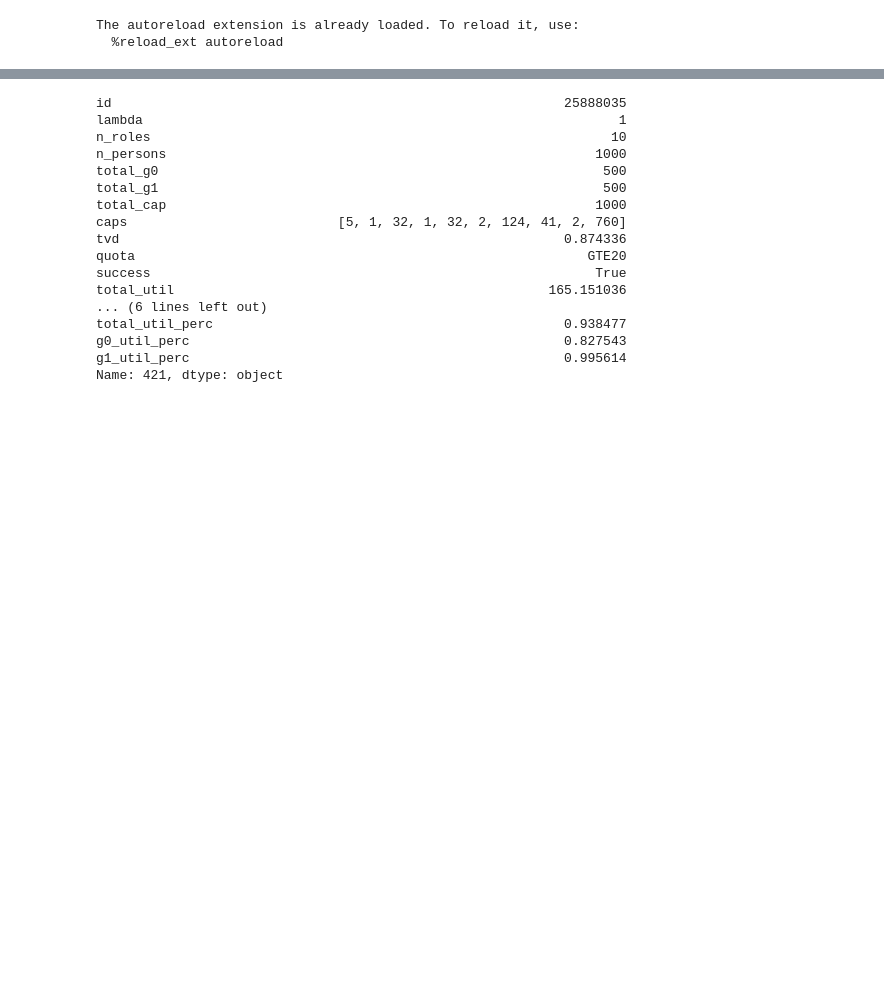
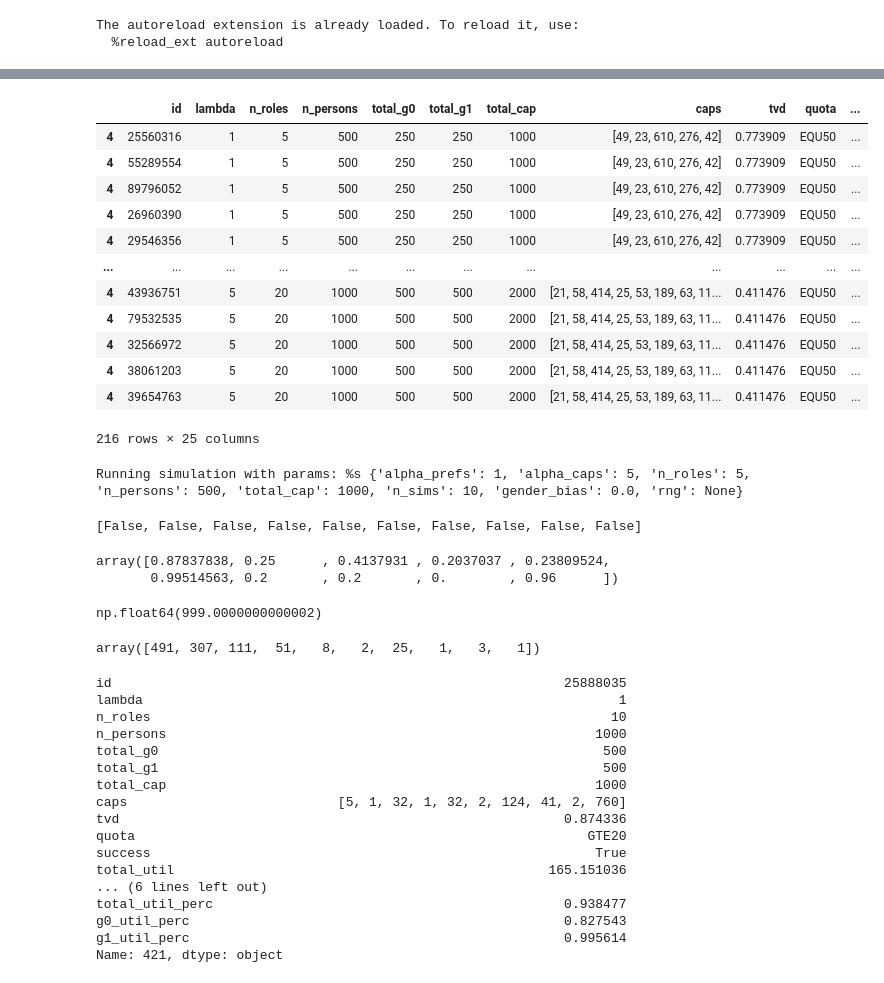
Before and after one commit to FlorianWilhelm/flairs25-gender-bias, a Jupyter notebook: simulation.ipynb, the cells around one changed output, grey strips where cells are left out. Cells and saved outputs as stored; diff of their text form; code cells hidden in the pictures; blank space fills up the shorter version.

```diff
--- a/simulation.ipynb
+++ b/simulation.ipynb
@@ -27,5 +35,57 @@ array([ 34,   2,   2,  83,  14,   1, 211,  43,  50, 560])
+# %%
+df.loc[~df['success']]
+# %% [output]
+|  | id | lambda | n_roles | n_persons | total_g0 | total_g1 | total_cap | caps | tvd | quota | ... |
+| 4 | 25560316 | 1 | 5 | 500 | 250 | 250 | 1000 | [49, 23, 610, 276, 42] | 0.773909 | EQU50 | ... |
+| 4 | 55289554 | 1 | 5 | 500 | 250 | 250 | 1000 | [49, 23, 610, 276, 42] | 0.773909 | EQU50 | ... |
+| 4 | 89796052 | 1 | 5 | 500 | 250 | 250 | 1000 | [49, 23, 610, 276, 42] | 0.773909 | EQU50 | ... |
+| 4 | 26960390 | 1 | 5 | 500 | 250 | 250 | 1000 | [49, 23, 610, 276, 42] | 0.773909 | EQU50 | ... |
+| 4 | 29546356 | 1 | 5 | 500 | 250 | 250 | 1000 | [49, 23, 610, 276, 42] | 0.773909 | EQU50 | ... |
+| ... | ... | ... | ... | ... | ... | ... | ... | ... | ... | ... | ... |
+| 4 | 43936751 | 5 | 20 | 1000 | 500 | 500 | 2000 | [21, 58, 414, 25, 53, 189, 63, 11... | 0.411476 | EQU50 | ... |
+| 4 | 79532535 | 5 | 20 | 1000 | 500 | 500 | 2000 | [21, 58, 414, 25, 53, 189, 63, 11... | 0.411476 | EQU50 | ... |
+| 4 | 32566972 | 5 | 20 | 1000 | 500 | 500 | 2000 | [21, 58, 414, 25, 53, 189, 63, 11... | 0.411476 | EQU50 | ... |
+| 4 | 38061203 | 5 | 20 | 1000 | 500 | 500 | 2000 | [21, 58, 414, 25, 53, 189, 63, 11... | 0.411476 | EQU50 | ... |
+| 4 | 39654763 | 5 | 20 | 1000 | 500 | 500 | 2000 | [21, 58, 414, 25, 53, 189, 63, 11... | 0.411476 | EQU50 | ... |
+216 rows × 25 columns
 # %%
 x = df.loc[df['quota'] == 'GTE20']['g1_caps_perc'].apply(lambda x: x.min())
+# %%
+alpha_prefs = 1
+alpha_caps = 5
+n_roles = 5
+n_persons = 500
+total_cap = 1000
+n_simulations = 10
+gender_bias = 0.0
+
+sims = run_simulation(alpha_prefs=alpha_prefs,
+            alpha_caps=alpha_caps,
+            n_roles=n_roles,
+            n_persons=n_persons,
+            total_cap=total_cap,
+            gender_bias=gender_bias,
+            n_sims=n_simulations,
+            rng=None)
+# %% [output]
+Running simulation with params: %s {'alpha_prefs': 1, 'alpha_caps': 5, 'n_roles': 5, 'n_persons': 500, 'total_cap': 1000, 'n_sims': 10, 'gender_bias': 0.0, 'rng': None}
+# %%
+[exp.is_good for sim in sims for exp in sim.experiments if exp.quota.name == 'EQU50']
+# %% [output]
+[False, False, False, False, False, False, False, False, False, False]
+# %%
+df.loc[df['quota'] == 'GTE20'].iloc[23]['g1_caps_perc']
+# %% [output]
+array([0.87837838, 0.25      , 0.4137931 , 0.2037037 , 0.23809524,
+       0.99514563, 0.2       , 0.2       , 0.        , 0.96      ])
+# %%
+df.iloc[762].n_alloc
+# %% [output]
+np.float64(999.0000000000002)
+# %%
+df.loc[df['quota'] == 'GTE20'].iloc[104]['caps']
+# %% [output]
+array([491, 307, 111,  51,   8,   2,  25,   1,   3,   1])
 # %%
 df.loc[df['quota'] == 'GTE20'].iloc[84]
 # %% [output]
```
Also changed, not shown: parts of 11 cells of this notebook, 3 other files.
